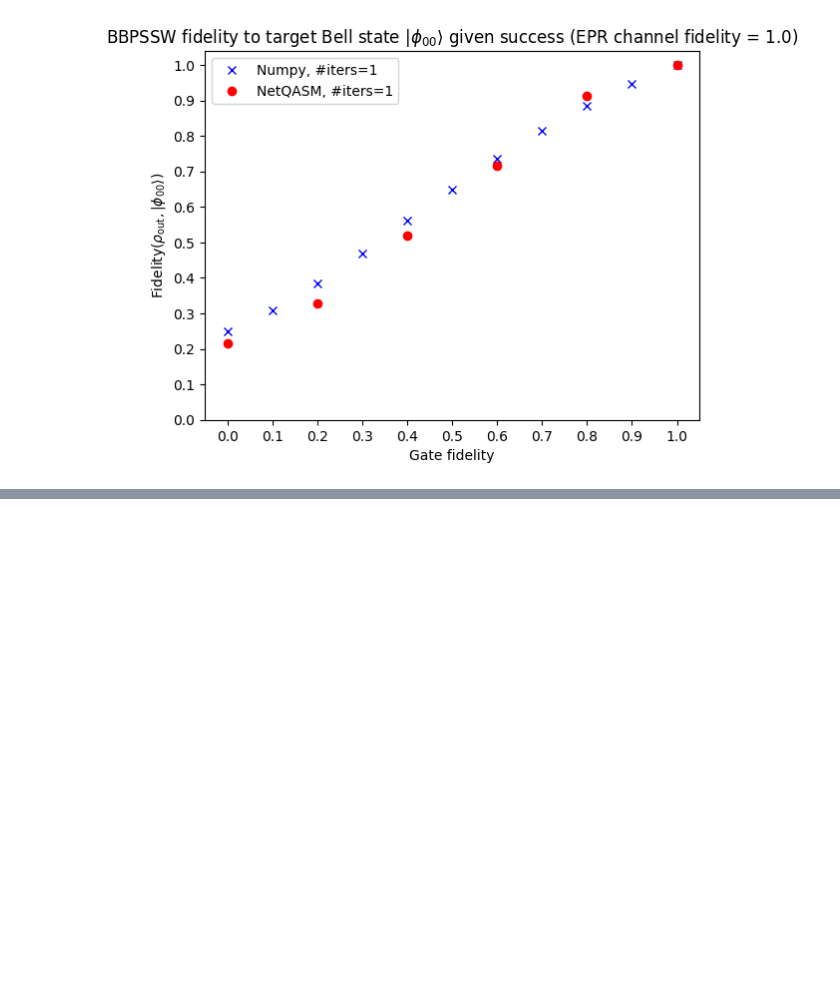
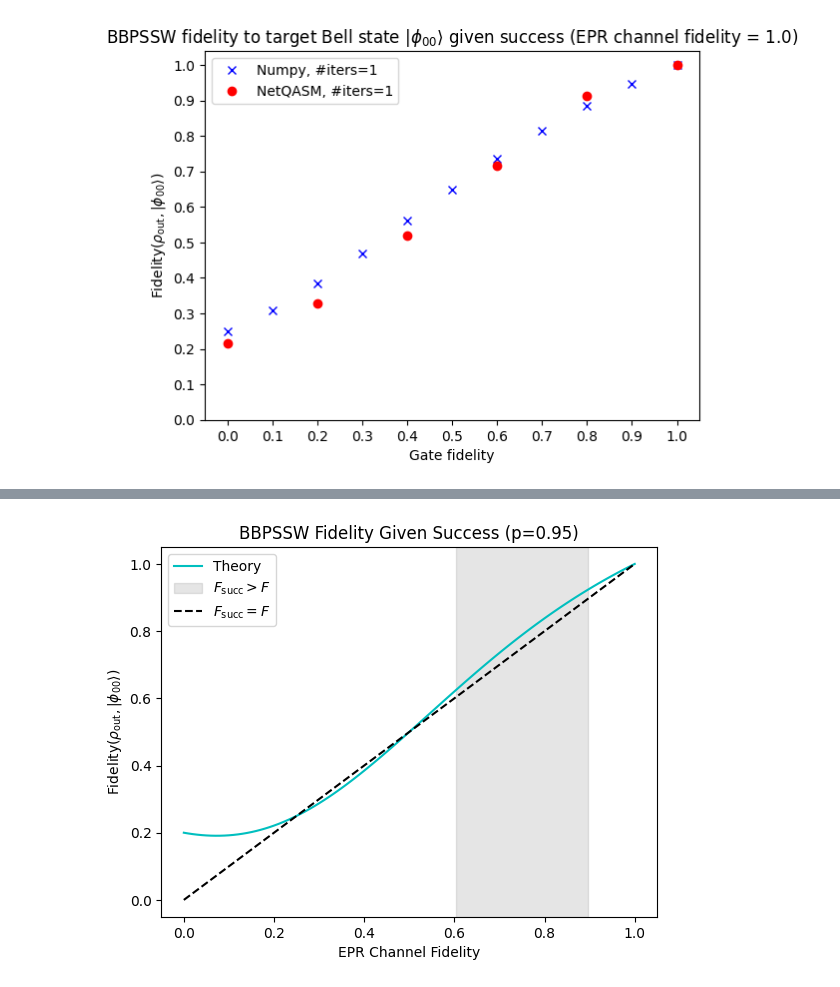
Before and after one commit to iDragos1234/CS4090, a Jupyter notebook: project/bbpssw/bbpssw_simulation.ipynb, the cells around one changed output, grey strips where cells are left out. Saved outputs shown, nothing was run; the diff lists cells and outputs as text; code cells hidden in the pictures; blank space fills up the shorter version.

```diff
--- a/project/bbpssw/bbpssw_simulation.ipynb
+++ b/project/bbpssw/bbpssw_simulation.ipynb
@@ -253,3 +276,26 @@ plt.legend()
 plt.show()
 # %% [output]
 [figure]
+# %%
+def prob_succ_theory(F: float, gate_fidelity: float = 1.0):
+    """Theoretical success probability for BBPSSW protocol with gate noise."""
+    p = gate_fidelity
+    term1 = F**2
+    term2 = 2 * F * (1 - F) / 3
+    term3 = 5 * ((1 - F)**2) / 9
+    return (term1 + term2 + term3) * (p**2)
+
+def fidelity_succ_theory(F: float, gate_fidelity: float = 1.0):
+    """Theoretical fidelity after successful BBPSSW iteration with gate noise."""
+    p = gate_fidelity
+    numerator = (F**2 + ((1 - F)**2)/9) * (p**2)
+    denominator = prob_succ_theory(F, gate_fidelity)
+    return numerator / denominator if denominator != 0 else 0
+
+def f_threshold(gate_fidelity: float):
+    """Compute F_min and F_max where F_succ > F for a given gate fidelity."""
+    p = gate_fidelity
+    sqrt_term = np.sqrt(4 + 6/p - 9/(p**2))
+    F_max = 0.75 + 0.25 * sqrt_term
+    F_min = 0.75 - 0.25 * sqrt_term
+    return F_min, F_max
@@ -255,0 +364,18 @@ plt.show()
+# %%
+# Example for p = 0.95
+p = 0.95
+F_min, F_max = f_threshold(p)
+
+# Plot F_succ and validity range
+ps = np.linspace(0, 1, 101)
+plt.plot(ps, [fidelity_succ_theory(f, p) for f in ps], 'c-', label='Theory')
+plt.axvspan(F_min, F_max, alpha=0.2, color='gray', label=r'$F_{\text{succ}} > F$')
+plt.plot(ps, ps, 'k--', label=r'$F_{\text{succ}} = F$')
+
+plt.title(f'BBPSSW Fidelity Given Success (p={p})')
+plt.xlabel('EPR Channel Fidelity')
+plt.ylabel(r'$\text{Fidelity}(\rho_\text{out}, \vert\phi_{00}\rangle)$')
+plt.legend()
+plt.show()
+# %% [output]
+[figure, added]
```
Also changed, not shown: parts of 4 cells of this notebook, 1 other file.
